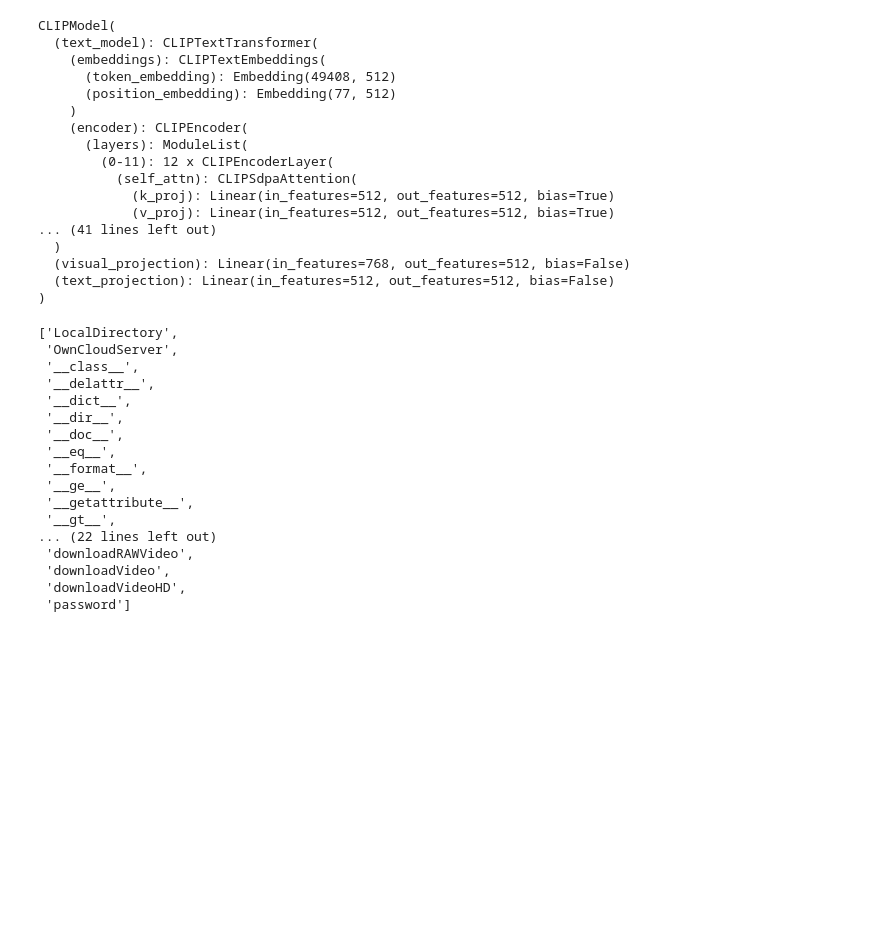
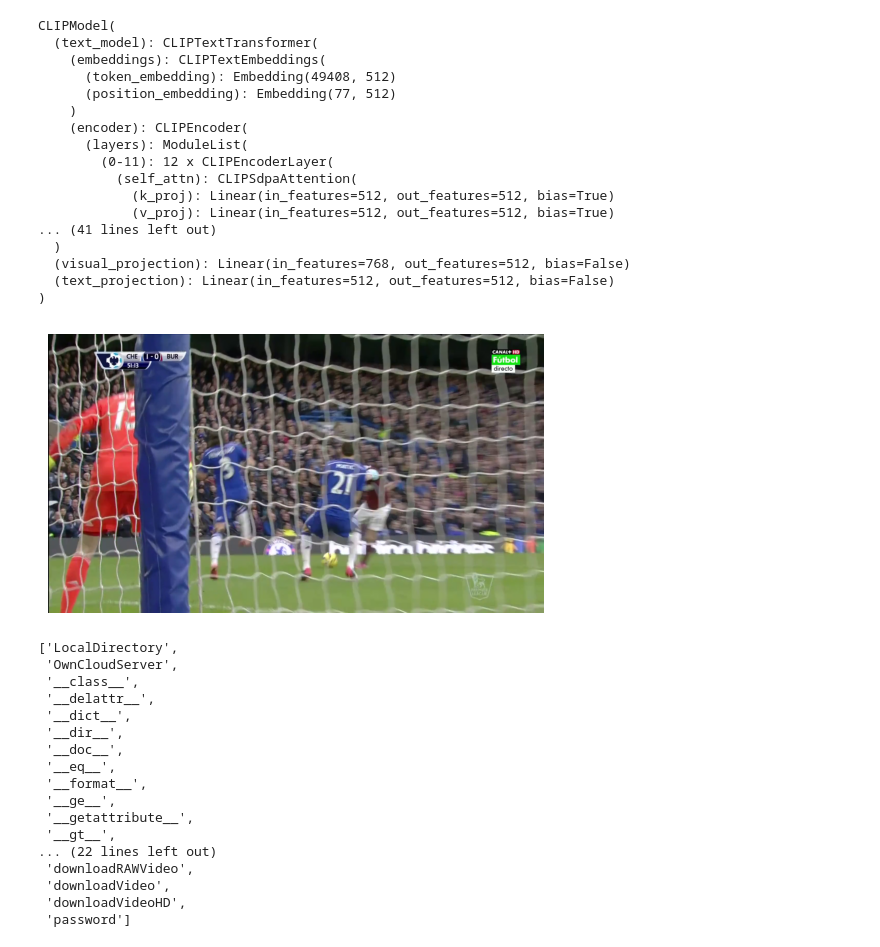
Before and after one commit to jiyeonyooo/20242R0136COSE47402, a Jupyter notebook: final_project/2021320011_final_project.ipynb, the cells around one changed output. Drawn from its saved outputs; the diff is of its cells as text; code cells hidden in the pictures; blank space fills up the shorter version.

Commit message:
feat: verify image loading from zip file

```diff
--- a/final_project/2021320011_final_project.ipynb
+++ b/final_project/2021320011_final_project.ipynb
@@ -111,6 +111,21 @@ Image: 32.png, Label: Shots on target
 Image: 33.png, Label: Shots on target
 Image: 34.png, Label: Corner
 Image: 35.png, Label: Goal
+# %%
+for image_name, label in labels1.items():
+    image_path = os.path.join(image_folder, image_name)
+
+    # 이미지 전처리
+    image = Image.open(image_path)
+    image_tensor = preprocess(image).unsqueeze(0)  # 배치 차원 추가
+    images.append(image_tensor)
+
+    # 텍스트 토큰화
+    texts.append(label)
+
+# 이미지와 텍스트를 텐서로 변환
+images = torch.cat(images).to(device)
+texts = clip.tokenize(texts).to(device)
 # %%
 !pip install torch torchvision transformers datasets
 # %% [output]
@@ -165,6 +180,28 @@ CLIPModel(
   (visual_projection): Linear(in_features=768, out_features=512, bias=False)
   (text_projection): Linear(in_features=512, out_features=512, bias=False)
 )
+# %%
+import zipfile
+import os
+from PIL import Image
+from torchvision import transforms
+import matplotlib.pyplot as plt
+
+zip_path = "/dataset/SoccerNet/england_epl/2014-2015/2015-02-21 - 18-00 Chelsea 1 - 1 Burnley/Frames-v3.zip"
+
+# 압축 파일 열기
+with zipfile.ZipFile(zip_path, 'r') as zip_ref:
+    # 압축 파일 내 파일 목록 확인
+    image_names = [name for name in zip_ref.namelist() if name.endswith(".png")]
+
+    with zip_ref.open(image_names[0]) as image_file:
+        image = Image.open(image_file)
+        # 이미지를 matplotlib으로 표시
+        plt.imshow(image)
+        plt.axis("off")  # 축 제거
+        plt.show()
+# %% [output]
+[figure, added]
 # %%
 from PIL import Image
 import json
```
